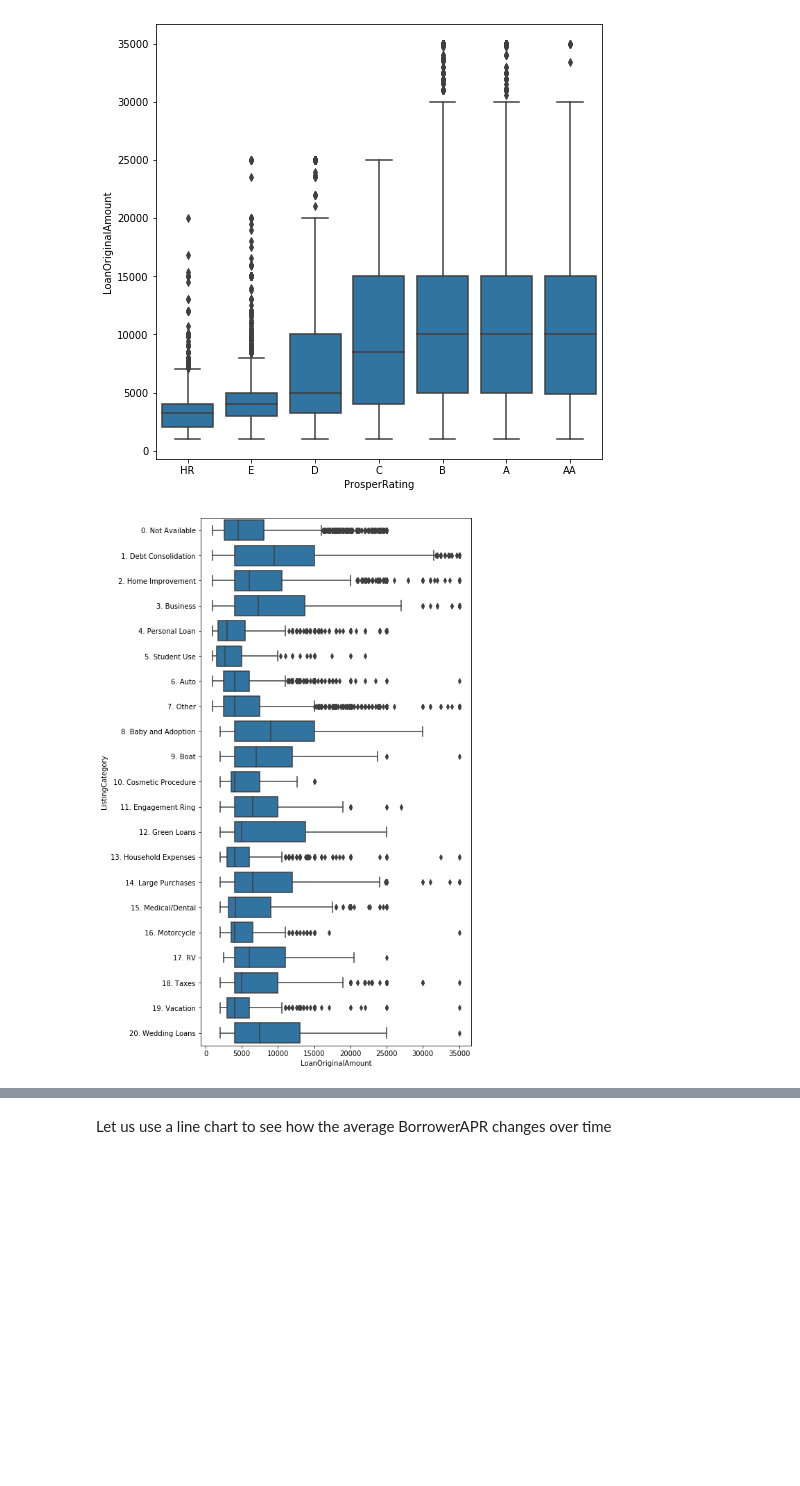
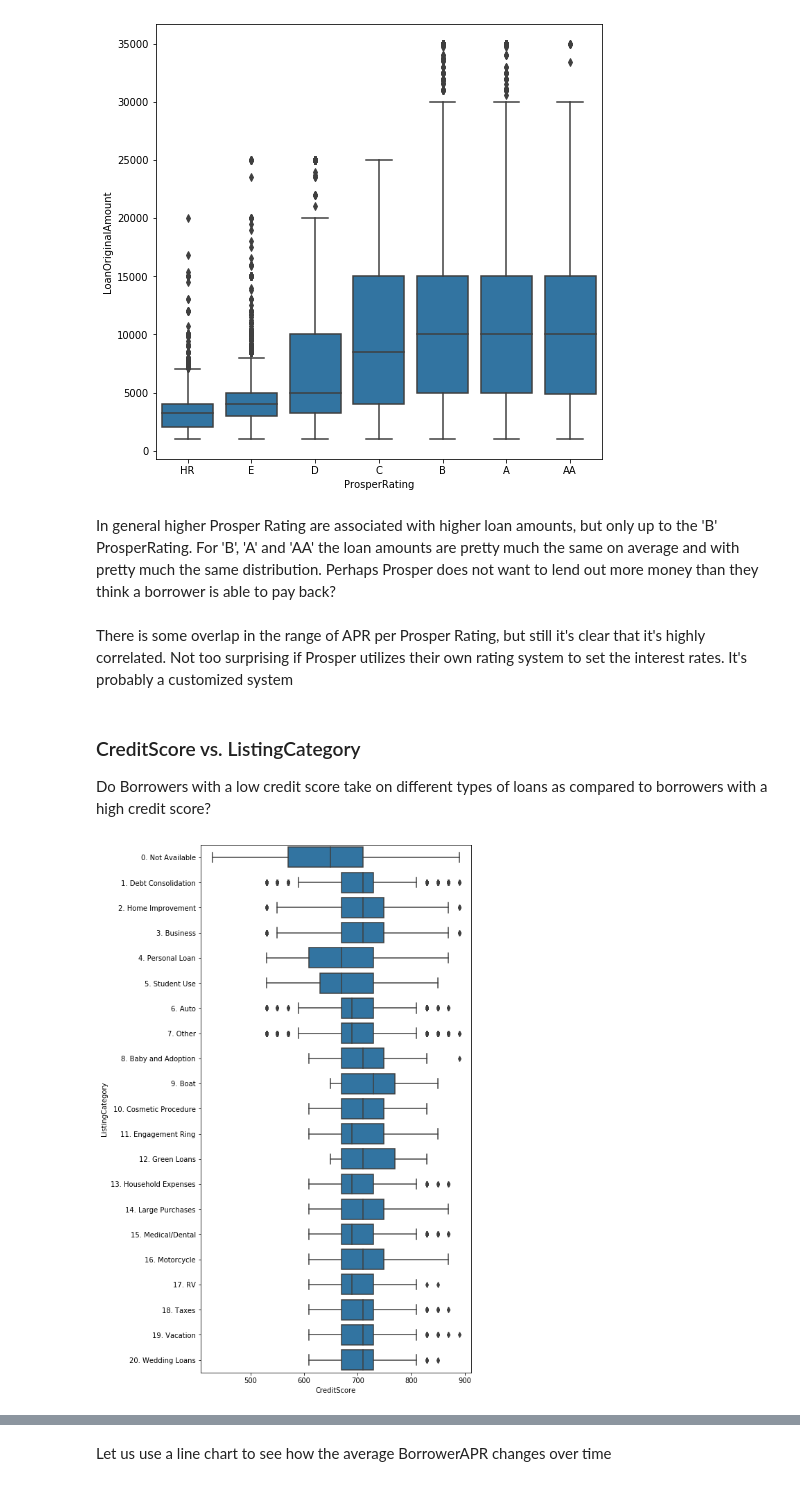
Before and after one commit to trulsmoller/communicate_data_findings, a Jupyter notebook: Exploration-of_Prosper-loan-data.ipynb, the cells around one changed output, grey strips where cells are left out. Drawn from its saved outputs; the diff is of its cells as text; code cells hidden in the pictures; blank space fills up the shorter version.

```diff
--- a/Exploration-of_Prosper-loan-data.ipynb
+++ b/Exploration-of_Prosper-loan-data.ipynb
@@ -968,8 +1077,16 @@ plt.figure(figsize = [8, 8])
 sb.boxplot(data = df, x='ProsperRating', y='LoanOriginalAmount', color=base_color);
 # %% [output]
 [figure]
+# %% [markdown]
+In general higher Prosper Rating are associated with higher loan amounts, but only up to the 'B' ProsperRating. For 'B', 'A' and 'AA' the loan amounts are pretty much the same on average and with pretty much the same distribution. Perhaps Prosper does not want to lend out more money than they think a borrower is able to pay back?
+# %% [markdown]
+There is some overlap in the range of APR per Prosper Rating, but still it's clear that it's highly correlated. Not too surprising if Prosper utilizes their own rating system to set the interest rates. It's probably a customized system
+# %% [markdown]
+### CreditScore vs. ListingCategory
+
+Do Borrowers with a low credit score take on different types of loans as compared to borrowers with a high credit score?
 # %%
 plt.figure(figsize = [7, 14])
-sb.boxplot(data = df, y='ListingCategory', x='LoanOriginalAmount', color=base_color);
+sb.boxplot(data = df, y='ListingCategory', x='CreditScore', color=base_color);
 # %% [output]
-[figure, old version]
+[figure, new version]
```
Also changed, not shown: parts of 111 cells of this notebook, 2 other files.
